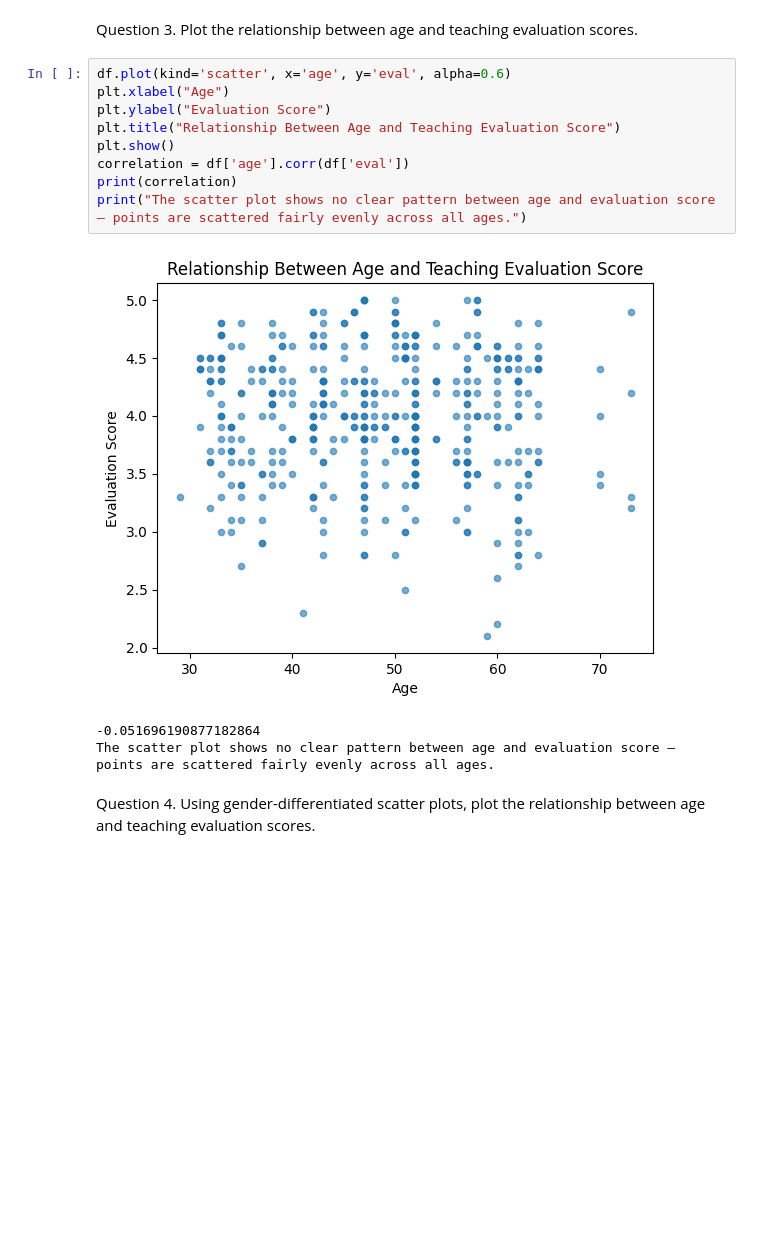
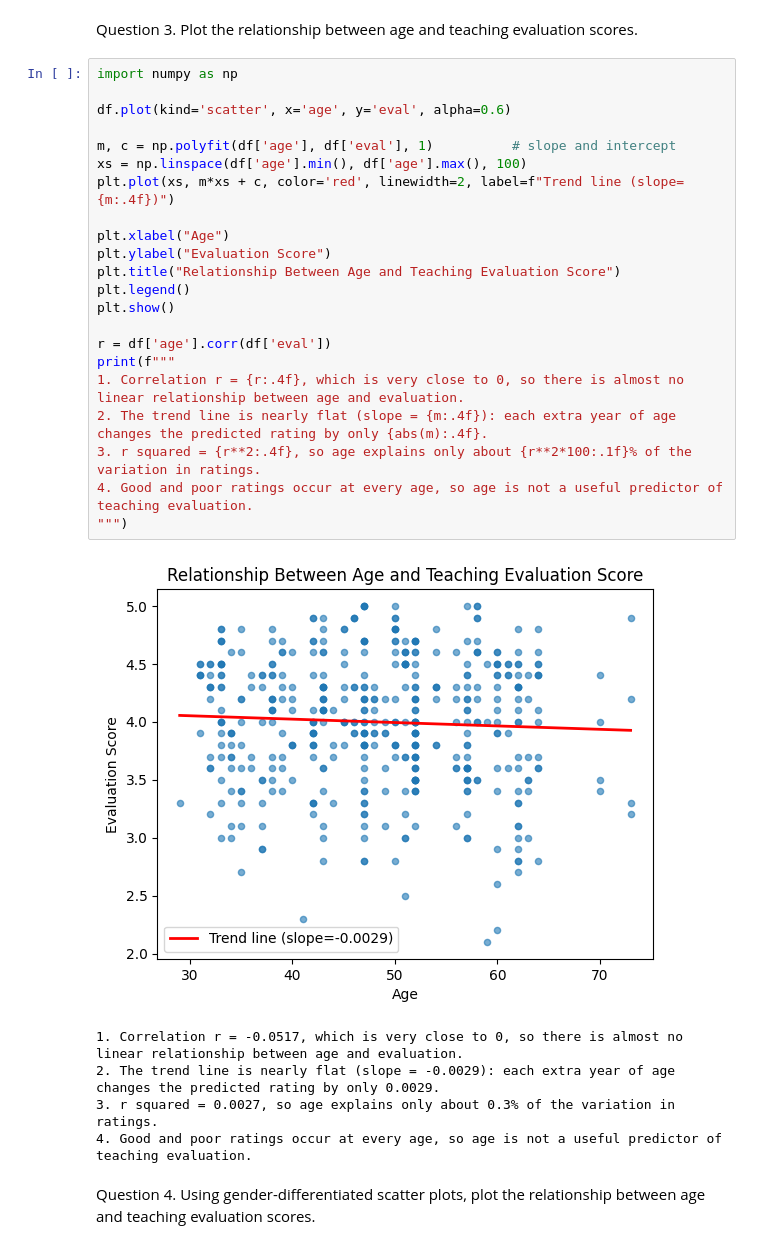
Before and after one commit to Tushar-3512/Data-Science-Practical-, a Jupyter notebook: Practical4.ipynb, the cells around one changed output. Cells and saved outputs as stored; diff of their text form; blank space fills up the shorter version.

```diff
--- a/Practical4.ipynb
+++ b/Practical4.ipynb
@@ -46,17 +75,32 @@ plt.show()
 # %% [markdown]
  Question 3. Plot the relationship between age and teaching evaluation scores.
-# %%
-df.plot(kind='scatter', x='age', y='eval', alpha=0.6)
-plt.xlabel("Age")
-plt.ylabel("Evaluation Score")
-plt.title("Relationship Between Age and Teaching Evaluation Score")
-plt.show()
-correlation = df['age'].corr(df['eval'])
-print(correlation)
-print("The scatter plot shows no clear pattern between age and evaluation score — points are scattered fairly evenly across all ages.")
-# %% [output]
-[figure, removed]
--0.051696190877182864
-The scatter plot shows no clear pattern between age and evaluation score — points are scattered fairly evenly across all ages.
+# %%
+import numpy as np
+
+df.plot(kind='scatter', x='age', y='eval', alpha=0.6)
+
+m, c = np.polyfit(df['age'], df['eval'], 1)          # slope and intercept
+xs = np.linspace(df['age'].min(), df['age'].max(), 100)
+plt.plot(xs, m*xs + c, color='red', linewidth=2, label=f"Trend line (slope={m:.4f})")
+
+plt.xlabel("Age")
+plt.ylabel("Evaluation Score")
+plt.title("Relationship Between Age and Teaching Evaluation Score")
+plt.legend()
+plt.show()
+
+r = df['age'].corr(df['eval'])
+print(f"""
+1. Correlation r = {r:.4f}, which is very close to 0, so there is almost no linear relationship between age and evaluation.
+2. The trend line is nearly flat (slope = {m:.4f}): each extra year of age changes the predicted rating by only {abs(m):.4f}.
+3. r squared = {r**2:.4f}, so age explains only about {r**2*100:.1f}% of the variation in ratings.
+4. Good and poor ratings occur at every age, so age is not a useful predictor of teaching evaluation.
+""")
+# %% [output]
+[figure, added]
+1. Correlation r = -0.0517, which is very close to 0, so there is almost no linear relationship between age and evaluation.
+2. The trend line is nearly flat (slope = -0.0029): each extra year of age changes the predicted rating by only 0.0029.
+3. r squared = 0.0027, so age explains only about 0.3% of the variation in ratings.
+4. Good and poor ratings occur at every age, so age is not a useful predictor of teaching evaluation.
 # %% [markdown]
 Question 4. Using gender-differentiated scatter plots, plot the relationship between age and teaching evaluation scores.
```
Also changed, not shown: parts of 8 cells of this notebook.
